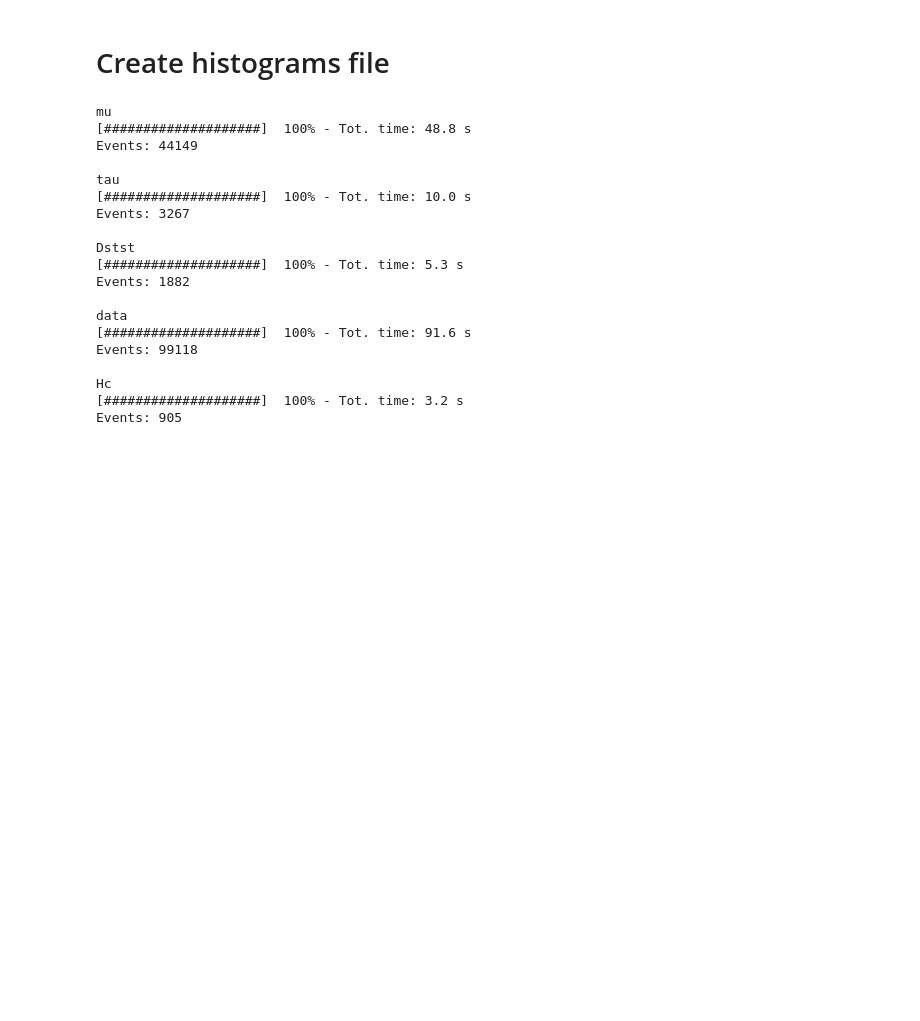
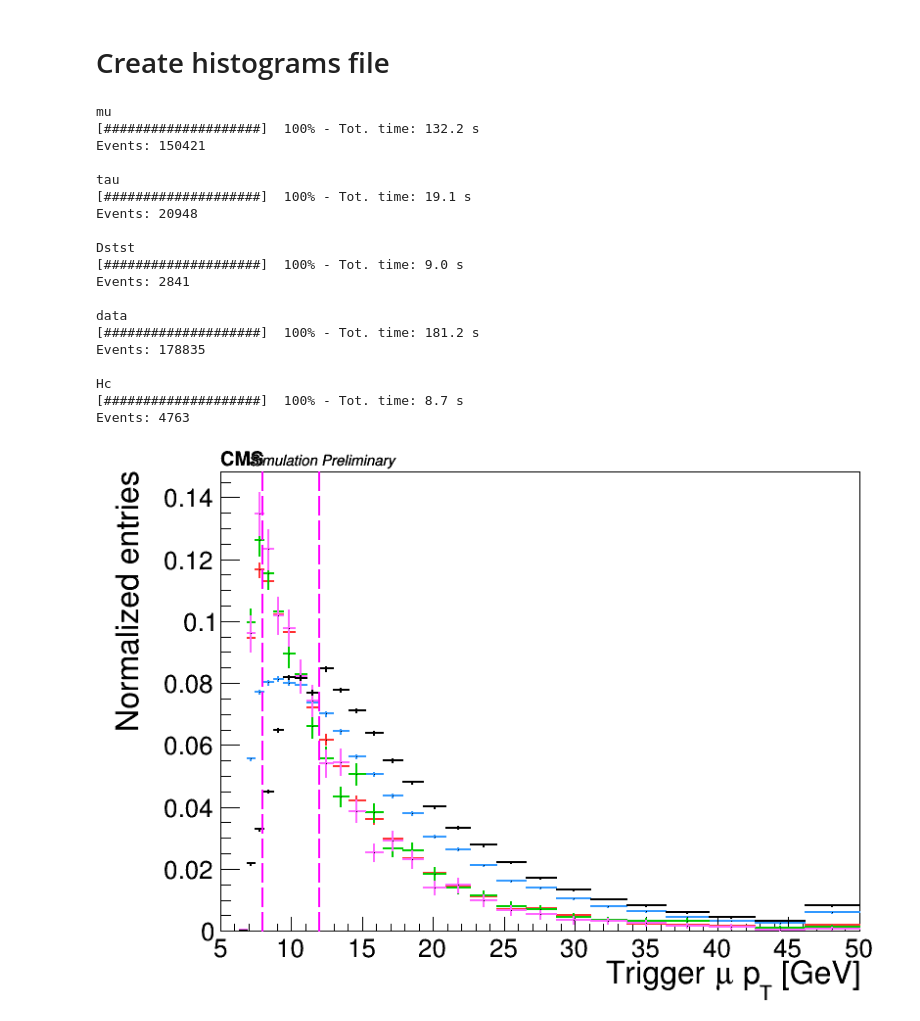
Before and after one commit to ocerri/BPH_RD_Analysis, a Jupyter notebook: plot_scripts/FitDistributionStudy.ipynb, the cells around one changed output. Cells and saved outputs as stored; diff of their text form; code cells hidden in the pictures; blank space fills up the shorter version.

Commit message:
New pT calibration and trigger studies

```diff
--- a/plot_scripts/FitDistributionStudy.ipynb
+++ b/plot_scripts/FitDistributionStudy.ipynb
@@ -89,8 +89,8 @@ for n, filepath in file_loc.iteritems():
             pb.show(i_ev)
             N_acc = 0
 
-            aux = ev.trgMu_pt > 13
-            aux &= ev.trgMu_sigdxy > 6.5
+            aux = ev.trgMu_pt > 6
+            aux &= ev.trgMu_sigdxy > 1
             if not aux:
                 continue
 
@@ -116,8 +116,13 @@ for n, filepath in file_loc.iteritems():
                 if not aux:
                     continue
 
+                aux = ev.nTksAdd[j] == 0
+                if not aux:
+                    continue
+
                 N_acc += 1
                 aux = (ev.q2_D0pismu[j], ev.Est_mu_D0pismu[j], ev.M2_miss_D0pismu[j], ev.mass_D0pismu[j])
+                aux += (ev.trgMu_pt, ev.trgMu_sigdxy)
                 if not n == 'data':
                     aux += (ev.MC_B_pt, ev.MC_B_eta)
                 if n == 'tau' or n == 'mu':
@@ -138,7 +143,7 @@ for n, filepath in file_loc.iteritems():
             if N_acc > 0:
                 N_accepted_cand.append(N_acc)
 
-        leafs_names = ['q2', 'Est_mu', 'M2_miss', 'M_vis']
+        leafs_names = ['q2', 'Est_mu', 'M2_miss', 'M_vis', 'trgMu_pt', 'trgMu_sigdxy']
         if not n == 'data':
             leafs_names += ['MC_B_pt', 'MC_B_eta']
         if n == 'tau' or n == 'mu':
@@ -158,24 +163,24 @@ for n, filepath in file_loc.iteritems():
     print ''
 # %% [output]
 mu
-[####################]  100% - Tot. time: 48.8 s
-Events: 44149
+[####################]  100% - Tot. time: 132.2 s
+Events: 150421
 
 tau
-[####################]  100% - Tot. time: 10.0 s
-Events: 3267
+[####################]  100% - Tot. time: 19.1 s
+Events: 20948
 
 Dstst
-[####################]  100% - Tot. time: 5.3 s
-Events: 1882
+[####################]  100% - Tot. time: 9.0 s
+Events: 2841
 
 data
-[####################]  100% - Tot. time: 91.6 s
-Events: 99118
+[####################]  100% - Tot. time: 181.2 s
+Events: 178835
 
 Hc
-[####################]  100% - Tot. time: 3.2 s
-Events: 905
+[####################]  100% - Tot. time: 8.7 s
+Events: 4763
 # %%
 class PTCalibration:
     def __init__(self, calibration_dic=None, calibration_file=None):
@@ -215,3 +220,35 @@ class PTCalibration:
                                kind='cubic'
                                                 )
 cal_pT = PTCalibration(calibration_file='../data/calibration/B02JPsiKst_pt.txt')
+# %%
+h_l = []
+for n in ['mu', 'tau', 'Hc', 'Dstst', 'data']:
+    d = dSet[n]
+    if n in ['Dstst', 'data']:
+        w = None
+    else:
+        w = cal_pT.f['C'](d['MC_B_pt'])
+
+    h = create_TH1D(d['trgMu_pt'], name='h_trgMupT_'+n, title=n,
+                    axis_title=['Trigger #mu p_{T} [GeV]', 'Normalized entries'],
+                    binning=np.logspace(np.log10(5), np.log10(50), 30),
+                    opt='underflow,overflow',
+                    weights=w,
+                    scale_histo=1./np.sum(w) if not w is None else 1./float(d['trgMu_pt'].shape[0]),
+                   )
+    h.SetLineColor(colors[n])
+    h_l.append(h)
+
+m = SetMaxToMaxHist(h_l)
+c = drawOnCMSCanvas(CMS_lumi, h_l, 'same')
+
+l = rt.TLine()
+l.SetLineColor(6)
+l.SetLineStyle(9)
+l.SetLineWidth(2)
+
+l.DrawLine(12, 0, 12, m)
+l.DrawLine(8, 0, 8, m)
+c.Draw()
+# %% [output]
+[figure, added]
```
Also changed, not shown: parts of 5 cells of this notebook, 13 other files.
